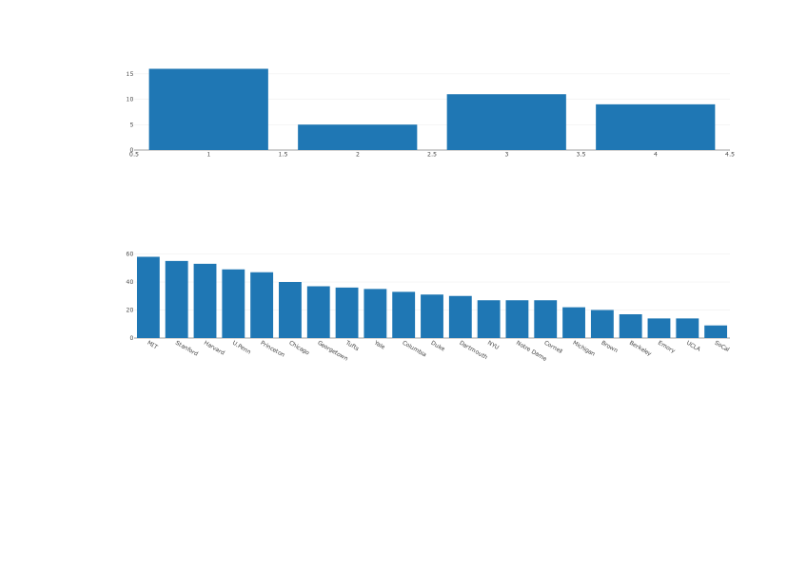
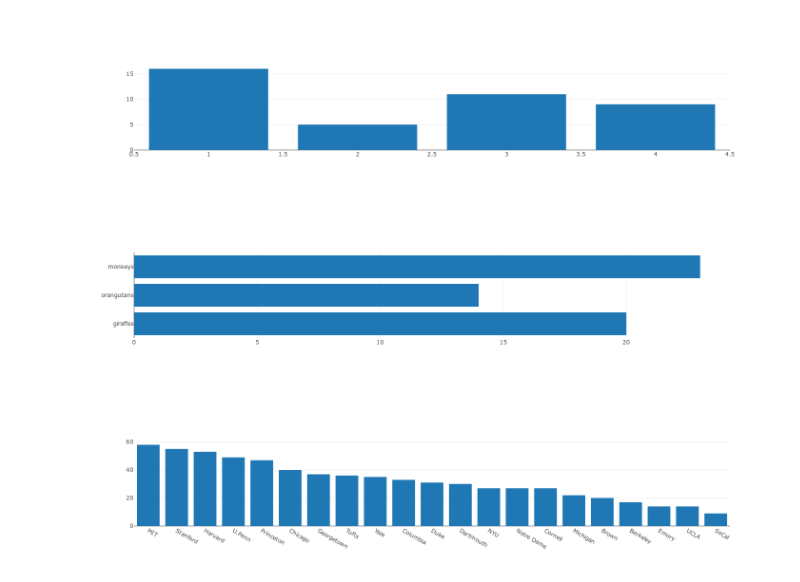
Before and after one commit to lobato767/facens-dataviz, a Jupyter notebook: lectures/Lecture3/Demo3.Plotly.ipynb, the cells around one changed output. Drawn from its saved outputs; the diff is of its cells as text; code cells hidden in the pictures; blank space fills up the shorter version.

```diff
--- a/lectures/Lecture3/Demo3.Plotly.ipynb
+++ b/lectures/Lecture3/Demo3.Plotly.ipynb
@@ -60,6 +61,16 @@ data = [trace1]
 plotly.offline.iplot(data)
 # %% [output]
 [figure]
+# %%
+data = [go.Bar(
+            x=[20, 14, 23],
+            y=['giraffes', 'orangutans', 'monkeys'],
+            orientation = 'h'
+)]
+
+py.iplot(data)
+# %% [output]
+[figure, added]
 # %%
 trace1 = go.Bar(x=df.School,y=df.Gap)
 
```
Also changed, not shown: parts of 16 cells of this notebook.
